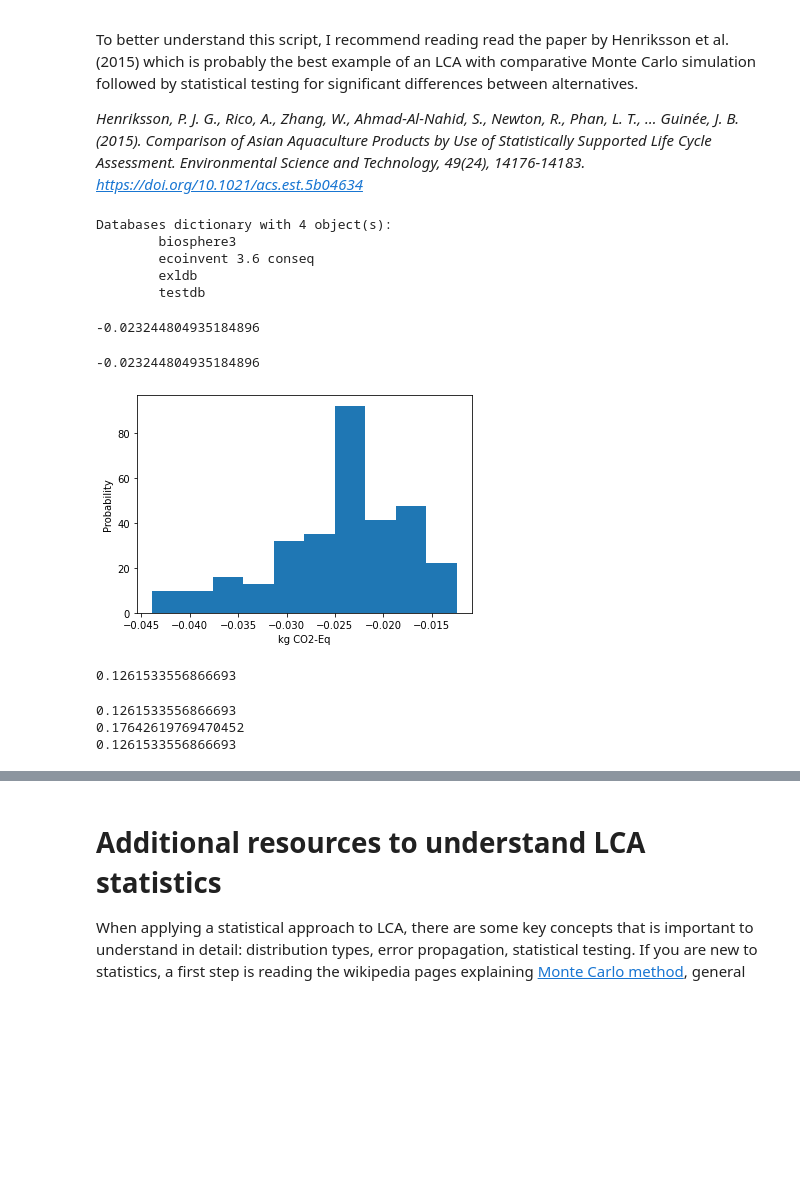
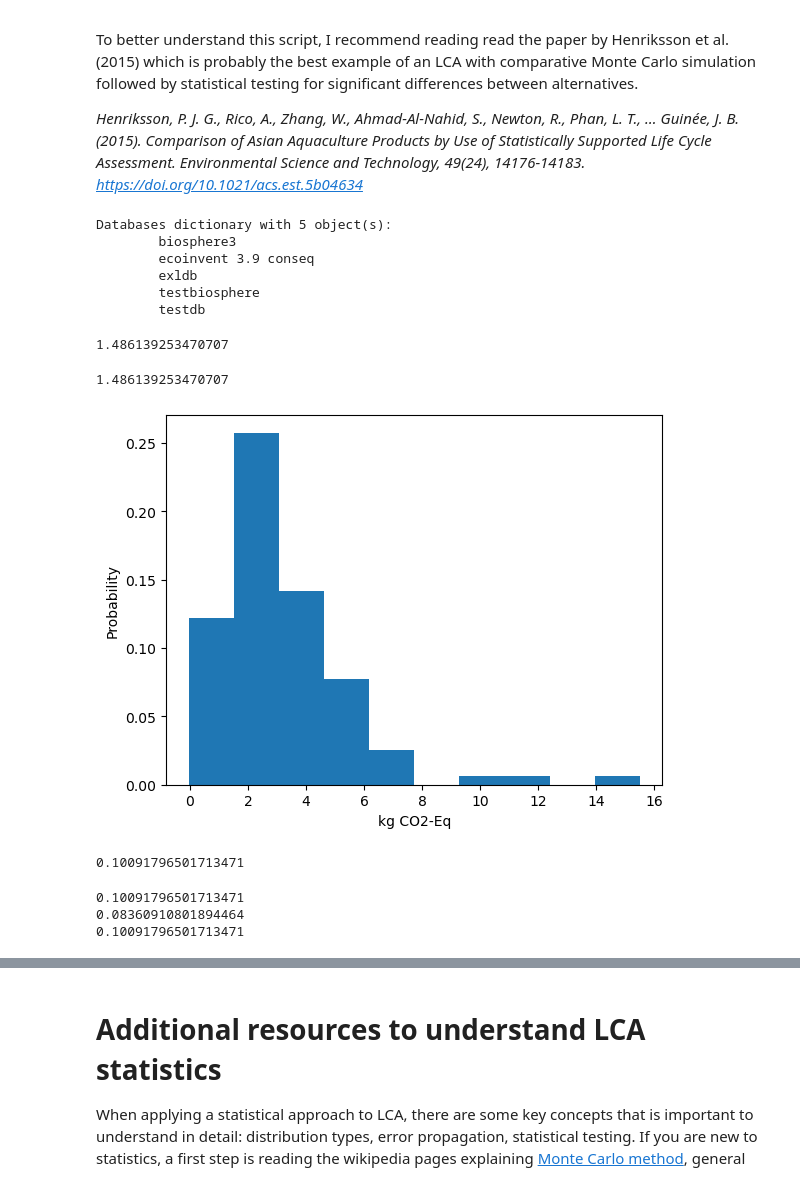
Before and after one commit to massimopizzol/advanced-lca-notebooks, a Jupyter notebook: Course-material/6-Comparative-Monte-Carlo.ipynb, the cells around one changed output, grey strips where cells are left out. Cells and saved outputs as stored; diff of their text form; code cells hidden in the pictures; blank space fills up the shorter version.

```diff
--- a/Course-material/6-Comparative-Monte-Carlo.ipynb
+++ b/Course-material/6-Comparative-Monte-Carlo.ipynb
@@ -17,39 +19,42 @@ import numpy as np
 from matplotlib import pyplot as plt
 from scipy import stats
 # %%
-bw.projects.set_current('advlca23')
-bw.databases
+bd.projects.set_current('advlca23')
+bd.databases
 # %% [output]
-Databases dictionary with 4 object(s):
+Databases dictionary with 5 object(s):
         biosphere3
-        ecoinvent 3.6 conseq
+        ecoinvent 3.9 conseq
         exldb
+        testbiosphere
         testdb
 # %%
-db = bw.Database("ecoinvent 3.6 conseq")
-ipcc = ('IPCC 2013', 'climate change', 'GTP 100a')
+db = bd.Database("ecoinvent 3.9 conseq")
+ipcc = ('IPCC 2013', 'climate change', 'global warming potential (GWP100)')
 # %%
 # Simple montecarlo on ecoinvent process as we know it. We are using the background system.
 mydemand = {db.random(): 1}  # select a random process
-lca = bw.LCA(mydemand, ipcc)
+lca = bc.LCA(mydemand, ipcc)
 lca.lci()
 lca.lcia()
 lca.score
 # %% [output]
--0.023244804935184896
+1.486139253470707
 # %%
-mc = bw.MonteCarloLCA(mydemand, ipcc)
-mc_results = [next(mc) for x in range(100)] # will take a minute, we are randomly sampling ecoinvent 500 times
+mc = bc.LCA(demand=mydemand, method=ipcc, use_distributions=True)
+mc.lci()
+mc.lcia()
+mc_results = [mc.score for _ in zip(range(100), mc)] # will take a minute, we are randomly sampling ecoinvent 100 times
 # %%
 # plot MC results
 plt.hist(mc_results, density=True)
 plt.ylabel("Probability")
-plt.xlabel(bw.methods[ipcc]["unit"])
+plt.xlabel(bd.methods[ipcc]["unit"])
 pd.DataFrame(mc_results).describe()
 lca.score
 # %% [output]
--0.023244804935184896
+1.486139253470707
-[figure, old version]
+[figure, new version]
 # %%
 # Now comparative analysis, select two different transport activities
 activity_name = 'transport, freight, lorry >32 metric ton, EURO5'
@@ -65,12 +70,17 @@ for activity in bw.Database("ecoinvent 3.6 conseq"):
 # make a list with the alternatives
 demands = [{truckE5: 1}, {truckE6: 1}]  # At home, check by using the same process (e.g. truckE5) two times.
 
-mc = bw.MonteCarloLCA(demands[0], ipcc) # We are calculating the impact of transport with the EURO5 truck
-next(mc)
+# We are calculating the impact of transport with the EURO5 truck
+mc = bc.LCA(demand=demands[0], method=ipcc, use_distributions=True)
+mc.lci()
+mc.lcia()
+mc_results = [mc.score for _ in zip(range(1), mc)]
+print(mc_results[0])
 # %% [output]
-0.1261533556866693
+0.10091796501713471
 # %%
 # look at this first
+demands = [{truckE5.id: 1}, {truckE6.id: 1}]
 mc.redo_lcia(demands[0]) # EURO5 truck
 print(mc.score)
 mc.redo_lcia(demands[1]) # EURO6 truck. I am using the same technology matrix "A" as before to calcualte results
@@ -78,9 +88,9 @@ print(mc.score)
 mc.redo_lcia(demands[0]) # EURO5 truck again. Same result. Note how "redo.lcia" allows doing dependent sampling
 print(mc.score)
 # %% [output]
-0.1261533556866693
-0.17642619769470452
-0.1261533556866693
+0.10091796501713471
+0.08360910801894464
+0.10091796501713471
 # %%
 # Now for several iterations
 iterations = 100
```
Also changed, not shown: parts of 16 cells of this notebook.
